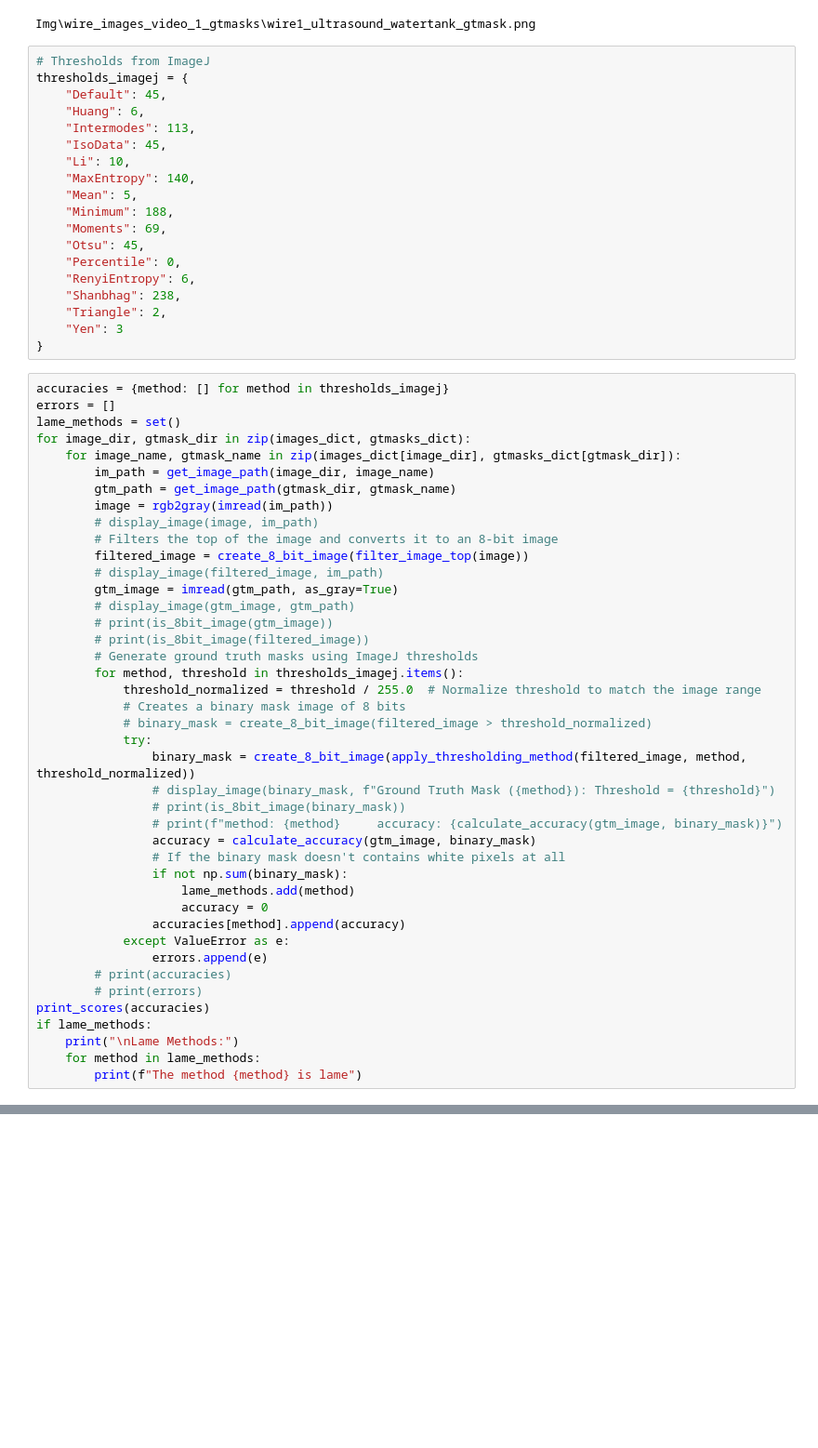
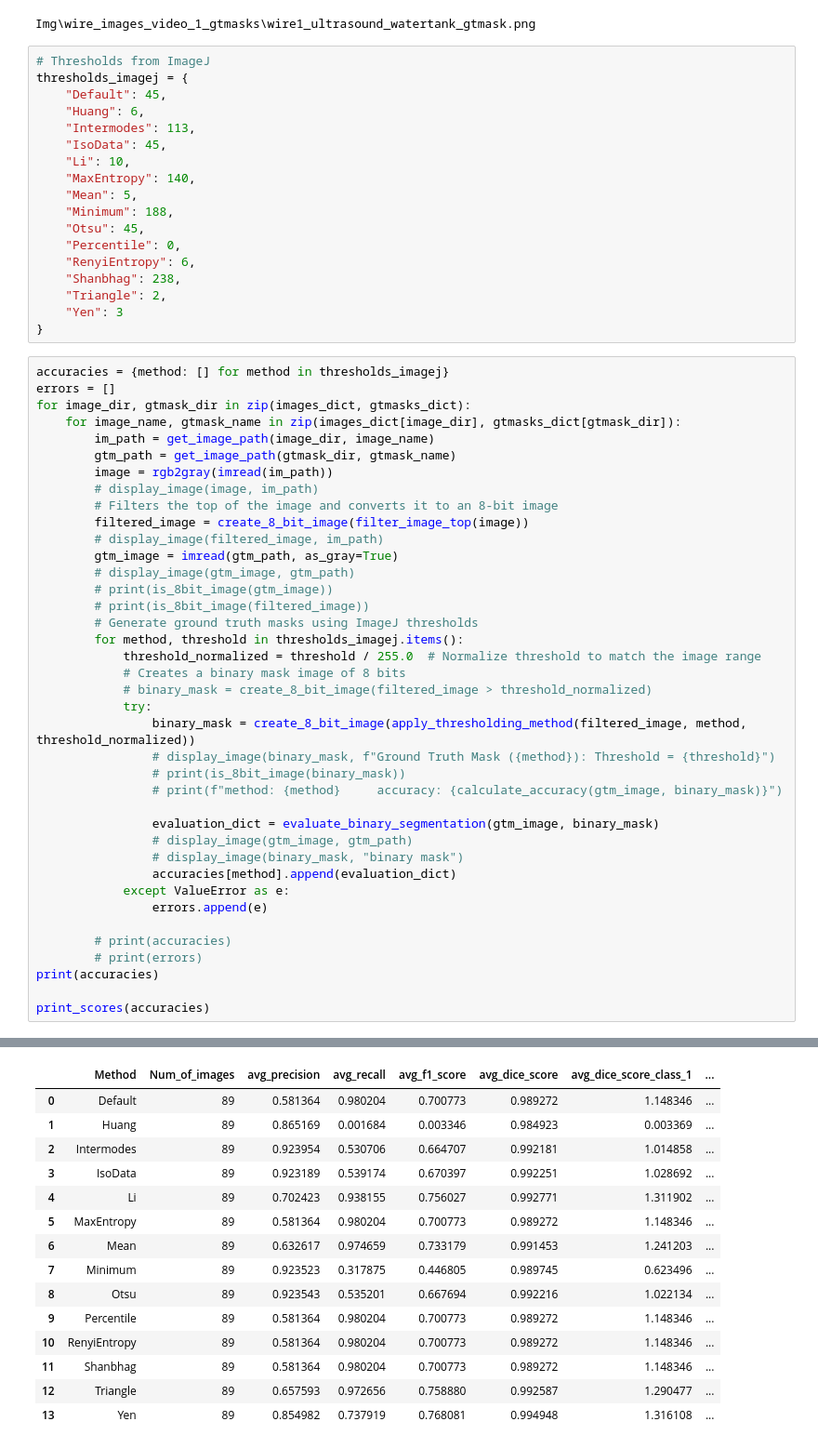
Before and after one commit to lior199707/arteries_image_segmentation, a Jupyter notebook: binary_thresholding.ipynb, the cells around one changed output, grey strips where cells are left out. Shown at 93% size. Saved outputs shown, nothing was run; the diff lists cells and outputs as text; blank space fills up the shorter version.

Commit message:
(ADD) Finished binary thresholdigng for the wire images

```diff
--- a/binary_thresholding.ipynb
+++ b/binary_thresholding.ipynb
@@ -344,7 +574,6 @@ thresholds_imagej = {
     "MaxEntropy": 140,
     "Mean": 5,
     "Minimum": 188,
-    "Moments": 69,
     "Otsu": 45,
     "Percentile": 0,
     "RenyiEntropy": 6,
@@ -355,7 +584,6 @@ thresholds_imagej = {
 # %%
 accuracies = {method: [] for method in thresholds_imagej}
 errors = []
-lame_methods = set()
 for image_dir, gtmask_dir in zip(images_dict, gtmasks_dict):
     for image_name, gtmask_name in zip(images_dict[image_dir], gtmasks_dict[gtmask_dir]):
         im_path = get_image_path(image_dir, image_name)
@@ -379,19 +607,17 @@ for image_dir, gtmask_dir in zip(images_dict, gtmasks_dict):
                 # display_image(binary_mask, f"Ground Truth Mask ({method}): Threshold = {threshold}")
                 # print(is_8bit_image(binary_mask))
                 # print(f"method: {method}     accuracy: {calculate_accuracy(gtm_image, binary_mask)}")
-                accuracy = calculate_accuracy(gtm_image, binary_mask)
-                # If the binary mask doesn't contains white pixels at all
-                if not np.sum(binary_mask):
-                    lame_methods.add(method)
-                    accuracy = 0
-                accuracies[method].append(accuracy)
+
+                evaluation_dict = evaluate_binary_segmentation(gtm_image, binary_mask)
+                # display_image(gtm_image, gtm_path)
+                # display_image(binary_mask, "binary mask")
+                accuracies[method].append(evaluation_dict)
             except ValueError as e:
                 errors.append(e)
+
         # print(accuracies)
         # print(errors)
+print(accuracies)
+
 print_scores(accuracies)
-if lame_methods:
-    print("\nLame Methods:")
-    for method in lame_methods:
-        print(f"The method {method} is lame")
 # %% [output]
@@ -413,0 +625,15 @@ The method Moments is lame
+|  | Method | Num_of_images | avg_precision | avg_recall | avg_f1_score | avg_dice_score | avg_dice_score_class_1 | ... |
+| 0 | Default | 89 | 0.581364 | 0.980204 | 0.700773 | 0.989272 | 1.148346 | ... |
+| 1 | Huang | 89 | 0.865169 | 0.001684 | 0.003346 | 0.984923 | 0.003369 | ... |
+| 2 | Intermodes | 89 | 0.923954 | 0.530706 | 0.664707 | 0.992181 | 1.014858 | ... |
+| 3 | IsoData | 89 | 0.923189 | 0.539174 | 0.670397 | 0.992251 | 1.028692 | ... |
+| 4 | Li | 89 | 0.702423 | 0.938155 | 0.756027 | 0.992771 | 1.311902 | ... |
+| 5 | MaxEntropy | 89 | 0.581364 | 0.980204 | 0.700773 | 0.989272 | 1.148346 | ... |
+| 6 | Mean | 89 | 0.632617 | 0.974659 | 0.733179 | 0.991453 | 1.241203 | ... |
+| 7 | Minimum | 89 | 0.923523 | 0.317875 | 0.446805 | 0.989745 | 0.623496 | ... |
+| 8 | Otsu | 89 | 0.923543 | 0.535201 | 0.667694 | 0.992216 | 1.022134 | ... |
+| 9 | Percentile | 89 | 0.581364 | 0.980204 | 0.700773 | 0.989272 | 1.148346 | ... |
+| 10 | RenyiEntropy | 89 | 0.581364 | 0.980204 | 0.700773 | 0.989272 | 1.148346 | ... |
+| 11 | Shanbhag | 89 | 0.581364 | 0.980204 | 0.700773 | 0.989272 | 1.148346 | ... |
+| 12 | Triangle | 89 | 0.657593 | 0.972656 | 0.758880 | 0.992587 | 1.290477 | ... |
+| 13 | Yen | 89 | 0.854982 | 0.737919 | 0.768081 | 0.994948 | 1.316108 | ... |
```
Also changed, not shown: parts of 7 cells of this notebook.
